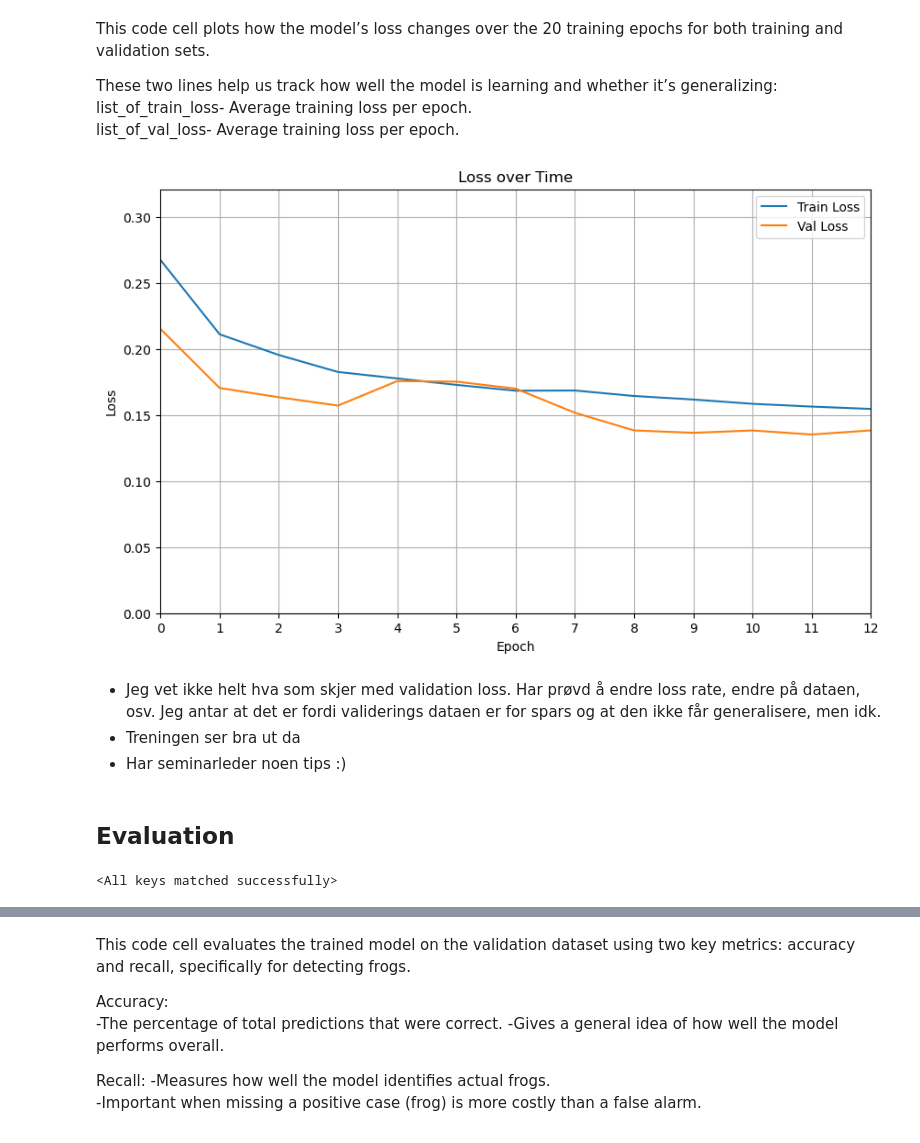
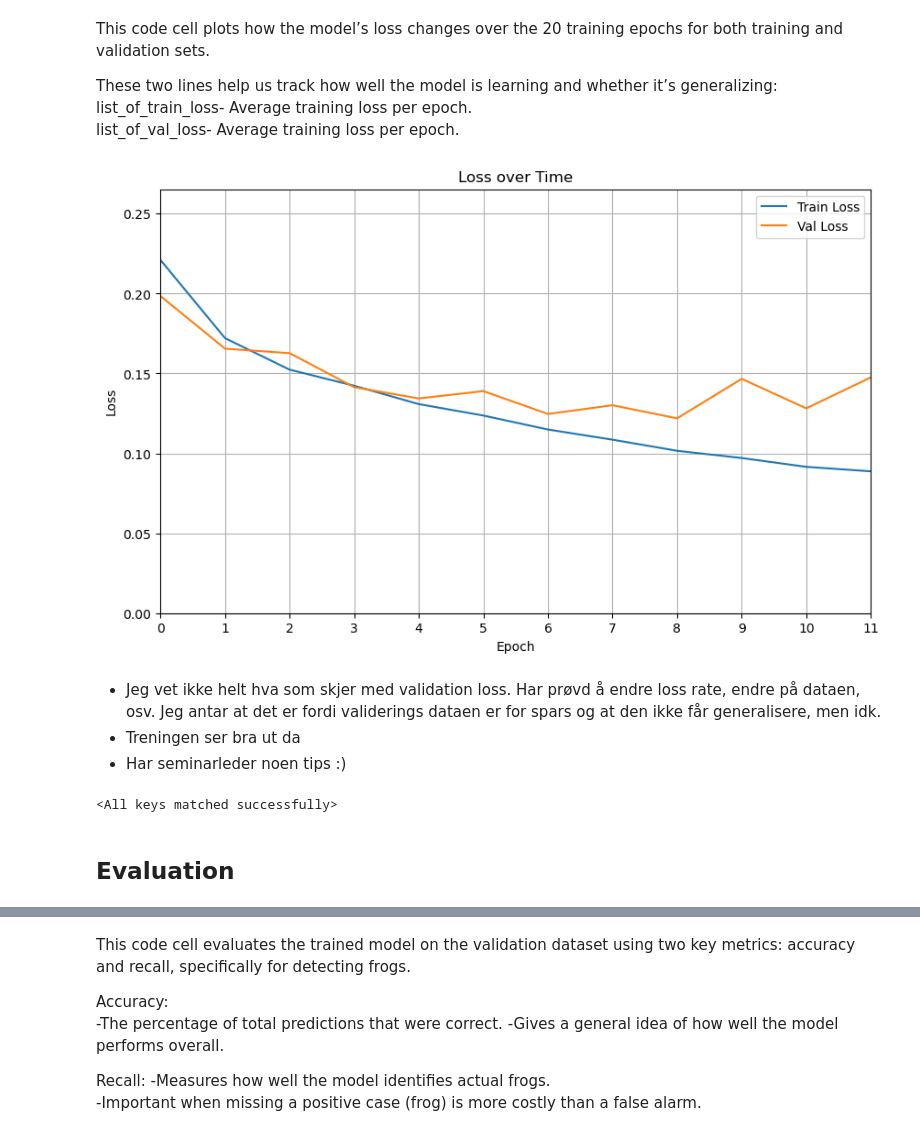
Before and after one commit to StefanMalv/INFO284_SemesterOppgave_2025V, a Jupyter notebook: Oppgave2/main2.ipynb, the cells around one changed output, grey strips where cells are left out. Cells and saved outputs as stored; diff of their text form; code cells hidden in the pictures.

Commit message:
Addet early stopping og et confusion matrix
Addet early stopping for at modelen ikke skal overfite og ett confusion matrix for bedre visualisering av prediksjonene til modellen

```diff
--- a/Oppgave2/main2.ipynb
+++ b/Oppgave2/main2.ipynb
@@ -469,12 +495,16 @@ This setup allows us to monitor how the model is learning over time and whether
 # %%
 list_of_train_loss = []
 list_of_val_loss = []
-epochs = range(13)
+epochs = range(50)
+
+patience = 3
+best_val_loss = float('inf')
+counter = 0
 
 for epoch in epochs:
-    print(f"\nEpoch {epoch} / {max(epochs)}")
+    print(f"\nEpoch {epoch+1} / {max(epochs)}")
 
-    # Traning
+    # Training
     neural_network.train()
     running_loss = 0.0
 
@@ -490,12 +520,12 @@ for epoch in epochs:
     list_of_train_loss.append(avg_train_loss)
     print(f"Train Loss: {avg_train_loss:.4f}")
 
+    # Validation
     neural_network.eval()
     val_loss = 0.0
     correct = 0
     total = 0
 
-    # Validation
     with torch.no_grad():
         for val_inputs, val_labels in valloader:
             outputs = neural_network(val_inputs)
@@ -507,6 +537,19 @@ for epoch in epochs:
             correct += (predicted == val_labels).sum().item()
 
     avg_val_loss = val_loss / len(valloader)
-    print(f"Validation Loss: {avg_val_loss:.4f}")
     list_of_val_loss.append(avg_val_loss)
+    val_acc = 100 * correct / total
+    print(f"Validation Loss: {avg_val_loss:.4f} | Accuracy: {val_acc:.2f}%")
+
+    # Early stopping check
+    if avg_val_loss < best_val_loss:
+        best_val_loss = avg_val_loss
+        counter = 0
+        torch.save(neural_network.state_dict(), "best_model.pth")
+    else:
+        counter += 1
+        print(f"No improvement in validation loss ({counter}/{patience})")
+        if counter >= patience:
+            print("Early stopping triggered.")
+            break
 # %% [output]
@@ -535,39 +578,36 @@ These two lines help us track how well the model is learning and whether it’s
     list_of_val_loss- Average training loss per epoch.
 # %%
 # Plotting
+epochs = range(len(list_of_train_loss))
 fig, graph = plt.subplots(figsize=(10, 6))
 
 # Plot average losses per epoch
 graph.plot(list(epochs), list_of_train_loss, label='Train Loss', color='tab:blue')
 graph.plot(list(epochs), list_of_val_loss, label='Val Loss', color='tab:orange')
 
 # Axis limits and labels
 graph.set_ylim(0, max(list_of_val_loss + list_of_train_loss) * 1.2)
 graph.set_xlim(min(epochs), max(epochs))
 graph.set_xticks(epochs)
 graph.legend()
 plt.title("Loss over Time")
 plt.xlabel("Epoch")
 plt.ylabel("Loss")
 plt.grid(True)
 plt.show()
 # %% [output]
-[figure, old version]
+[figure, new version]
 # %% [markdown]
 - Jeg vet ikke helt hva som skjer med validation loss. Har prøvd å endre loss rate, endre på dataen, osv. Jeg antar at det er fordi validerings dataen er for spars og at den ikke får generalisere, men idk.
 - Treningen ser bra ut da
 - Har seminarleder noen tips :)
 # %%
 # Save the model
-PATH = './cifar_net.pth'
-torch.save(neural_network.state_dict(), PATH)
+neural_network.load_state_dict(torch.load("best_model.pth"))
+# %% [output]
+<All keys matched successfully>
 # %% [markdown]
 ## Evaluation
-# %%
-network = neural_network
-network.load_state_dict(torch.load(PATH, weights_only=True))
-# %% [output]
-<All keys matched successfully>
 # %%
 # set model to eval mode
 neural_network.eval()
```
Also changed, not shown: parts of 9 cells of this notebook, 2 other files.
